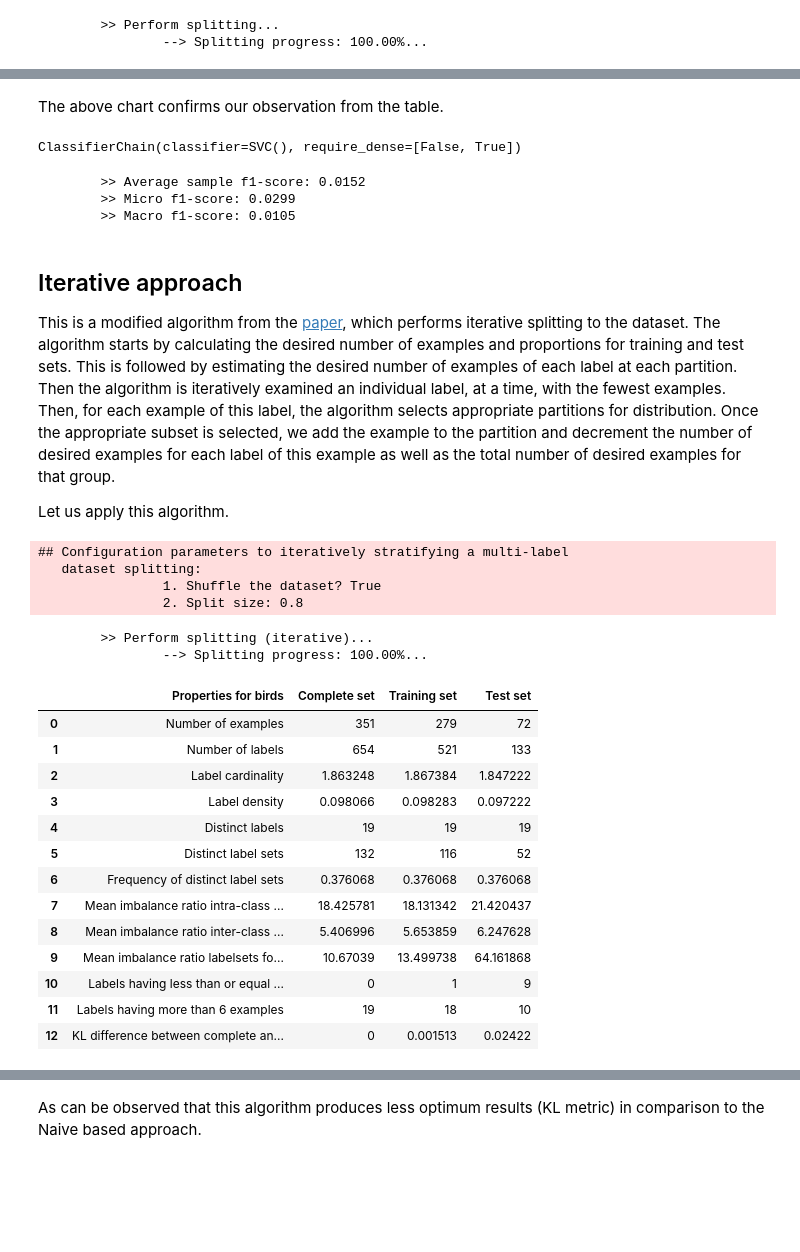
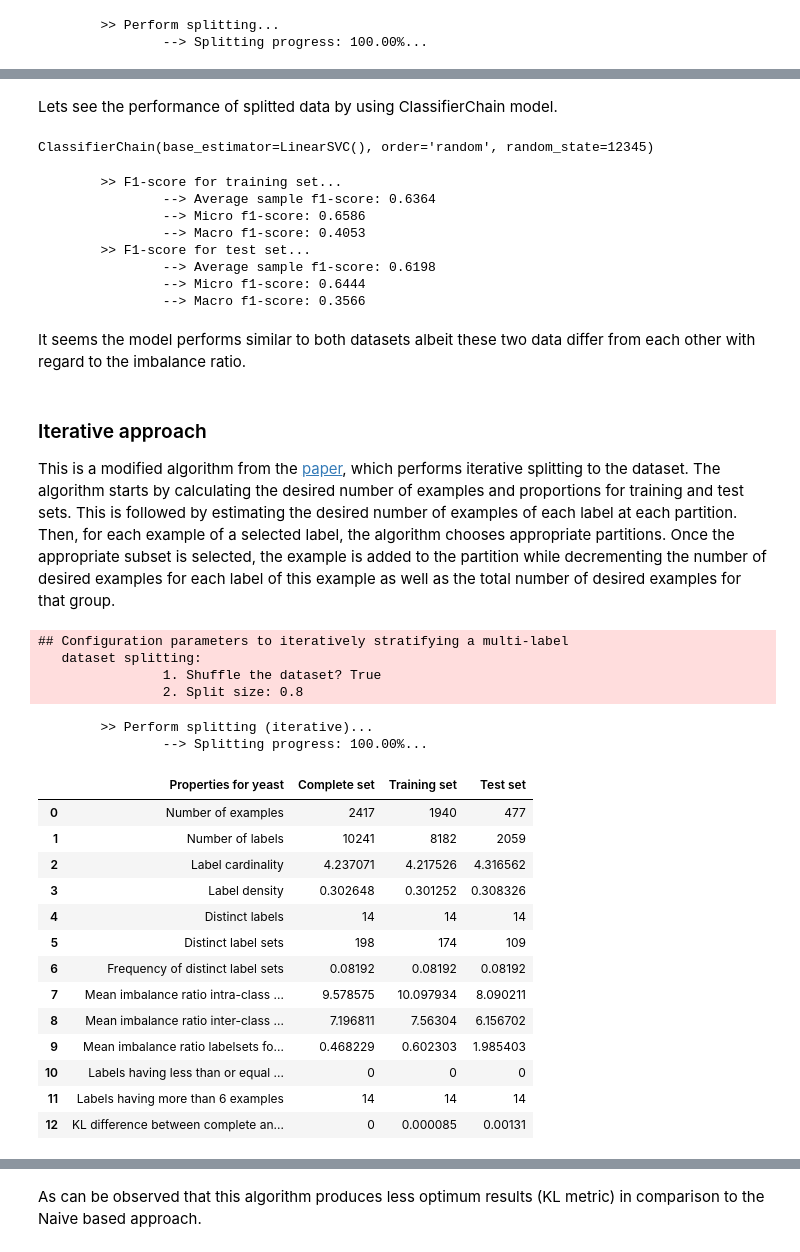
Before and after one commit to arbasher/straSplit, a Jupyter notebook: src/doc/split.ipynb, the cells around one changed output, grey strips where cells are left out. Saved outputs shown, nothing was run; the diff lists cells and outputs as text; code cells hidden in the pictures; blank space fills up the shorter version.

```diff
--- a/src/doc/split.ipynb
+++ b/src/doc/split.ipynb
@@ -65,5 +64,5 @@ Let us use the well-known "birds" multi-label data. The data is comprised of 351
 # %%
-dsname="birds"
+dsname="yeast"
 X_name = dsname + "_X.pkl"
 y_name = dsname + "_y.pkl"
 file_path = os.path.join(DATASET_PATH, y_name)
@@ -154,27 +157,35 @@ Let us plot the resulted data in terms of the frequency of examples for each lab
 chart
 # %% [output]
 [interactive output not drawn]
-# %% [markdown]
-The above chart confirms our observation from the table.
+# %% [markdown]
+Lets see the performance of splitted data by using ClassifierChain model.
 # %%
 # train
-model.fit(X[training_idx], y[training_idx])
+model.fit(X[training_idx].toarray(), y[training_idx].toarray())
 # %% [output]
-ClassifierChain(classifier=SVC(), require_dense=[False, True])
+ClassifierChain(base_estimator=LinearSVC(), order='random', random_state=12345)
 # %%
-# predict
-y_pred = model.predict(X[test_idx])
-score(y_true=y[test_idx].toarray(), y_pred=y_pred.toarray())
+# evaluate
+y_pred = model.predict(X[training_idx].toarray())
+score(y_true=y[training_idx], y_pred=y_pred, tag="training set")
+
+y_pred = model.predict(X[test_idx].toarray())
+score(y_true=y[test_idx], y_pred=y_pred, tag="test set")
 # %% [output]
-        >> Average sample f1-score: 0.0152
-        >> Micro f1-score: 0.0299
-        >> Macro f1-score: 0.0105
+        >> F1-score for training set...
+                --> Average sample f1-score: 0.6364
+                --> Micro f1-score: 0.6586
+                --> Macro f1-score: 0.4053
+        >> F1-score for test set...
+                --> Average sample f1-score: 0.6198
+                --> Micro f1-score: 0.6444
+                --> Macro f1-score: 0.3566
+# %% [markdown]
+It seems the model performs similar to both datasets albeit these two data differ from each other with regard to the imbalance ratio.
 # %% [markdown]
-## Iterative approach
+### Iterative approach
 
-This is a modified algorithm from the [paper](https://link.springer.com/chapter/10.1007/978-3-642-23808-6_10), which performs iterative splitting to the dataset. The algorithm starts by calculating the desired number of examples and proportions for training and test sets. This is followed by estimating the desired number of examples of each label at each partition. Then the algorithm is iteratively examined an individual label, at a time, with the fewest examples. Then, for each example of this label, the algorithm selects appropriate partitions for distribution. Once the appropriate subset is selected, we add the example to the partition and decrement the number of desired examples for each label of this example as well as the total number of desired examples for that group.
-
-Let us apply this algorithm.
+This is a modified algorithm from the [paper](https://link.springer.com/chapter/10.1007/978-3-642-23808-6_10), which performs iterative splitting to the dataset. The algorithm starts by calculating the desired number of examples and proportions for training and test sets. This is followed by estimating the desired number of examples of each label at each partition. Then, for each example of a selected label, the algorithm chooses appropriate partitions. Once the appropriate subset is selected, the example is added to the partition while decrementing the number of desired examples for each label of this example as well as the total number of desired examples for that group.
 # %%
 st = IterativeStratification(shuffle=True, split_size=split_size)
 training_idx, test_idx = st.fit(y=y)
@@ -187,24 +198,26 @@ training_idx, test_idx = st.fit(y=y)
                 --> Splitting progress: 100.00%...
 # %%
 model_name = "iterative2split"
-df, chart = data_properties(y=y, selected_examples=[training_idx, test_idx], num_tails=5, dataset_name=dsname,
-                            model_name=model_name, rspath=RESULT_PATH, display_dataframe=True, display_figure=True)
+df, chart = data_properties(y=y, selected_examples=[training_idx, test_idx],
+                            num_tails=5, dataset_name=dsname, model_name=model_name,
+                            rspath=RESULT_PATH, display_dataframe=True,
+                            display_figure=True)
 df
 # %% [output]
-|  | Properties for birds | Complete set | Training set | Test set |
-| 0 | Number of examples | 351 | 279 | 72 |
-| 1 | Number of labels | 654 | 521 | 133 |
-| 2 | Label cardinality | 1.863248 | 1.867384 | 1.847222 |
-| 3 | Label density | 0.098066 | 0.098283 | 0.097222 |
-| 4 | Distinct labels | 19 | 19 | 19 |
-| 5 | Distinct label sets | 132 | 116 | 52 |
-| 6 | Frequency of distinct label sets | 0.376068 | 0.376068 | 0.376068 |
-| 7 | Mean imbalance ratio intra-class ... | 18.425781 | 18.131342 | 21.420437 |
-| 8 | Mean imbalance ratio inter-class ... | 5.406996 | 5.653859 | 6.247628 |
-| 9 | Mean imbalance ratio labelsets fo... | 10.67039 | 13.499738 | 64.161868 |
-| 10 | Labels having less than or equal ... | 0 | 1 | 9 |
-| 11 | Labels having more than 6 examples | 19 | 18 | 10 |
-| 12 | KL difference between complete an... | 0 | 0.001513 | 0.02422 |
+|  | Properties for yeast | Complete set | Training set | Test set |
+| 0 | Number of examples | 2417 | 1940 | 477 |
+| 1 | Number of labels | 10241 | 8182 | 2059 |
+| 2 | Label cardinality | 4.237071 | 4.217526 | 4.316562 |
+| 3 | Label density | 0.302648 | 0.301252 | 0.308326 |
+| 4 | Distinct labels | 14 | 14 | 14 |
+| 5 | Distinct label sets | 198 | 174 | 109 |
+| 6 | Frequency of distinct label sets | 0.08192 | 0.08192 | 0.08192 |
+| 7 | Mean imbalance ratio intra-class ... | 9.578575 | 10.097934 | 8.090211 |
+| 8 | Mean imbalance ratio inter-class ... | 7.196811 | 7.56304 | 6.156702 |
+| 9 | Mean imbalance ratio labelsets fo... | 0.468229 | 0.602303 | 1.985403 |
+| 10 | Labels having less than or equal ... | 0 | 0 | 0 |
+| 11 | Labels having more than 6 examples | 14 | 14 | 14 |
+| 12 | KL difference between complete an... | 0 | 0.000085 | 0.00131 |
 # %%
 chart
 # %% [output]
```
Also changed, not shown: parts of 68 cells of this notebook, 10 other files.
